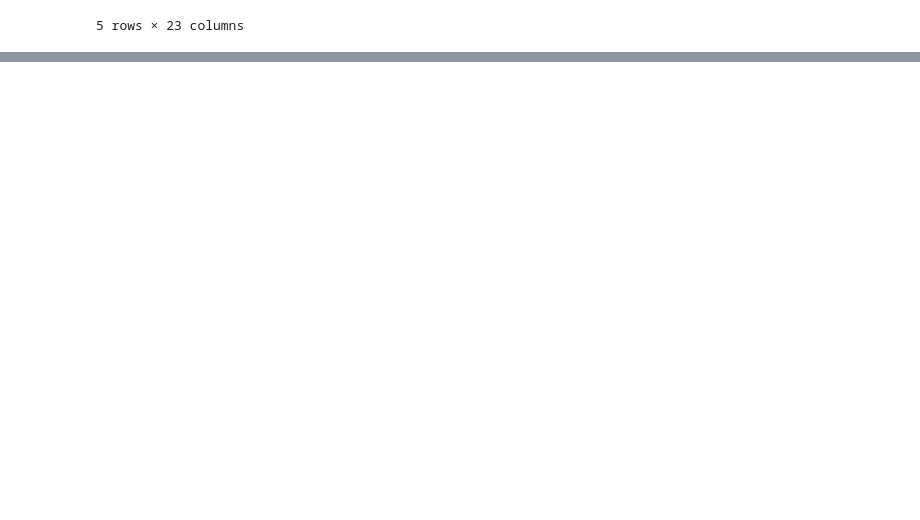
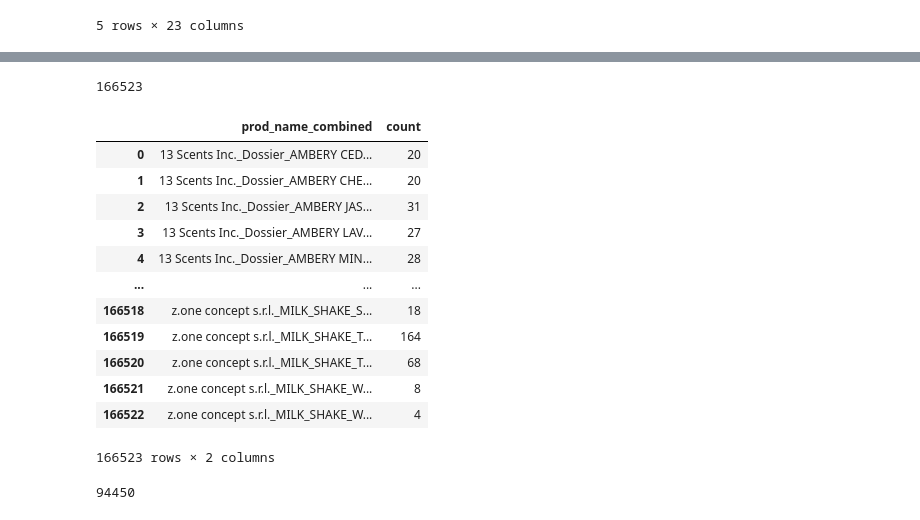
Before and after one commit to meisili/bna-data-duo, a Jupyter notebook: merge_check.ipynb, the cells around one changed output, grey strips where cells are left out. Cells and saved outputs as stored; diff of their text form; code cells hidden in the pictures; blank space fills up the shorter version.

```diff
--- a/merge_check.ipynb
+++ b/merge_check.ipynb
@@ -538,0 +575,2 @@ final_merge.to_csv("final_hazard_merge_2_19.csv")
+# %%
+prod_info["prod_name_combined"] = prod_info["Company"].astype(str)  + '_' + prod_info["Brand"].astype(str)  + '_' + prod_info["Product Name"].astype(str)  + '_' + prod_info["Variant"].astype(str)
@@ -538,0 +586,24 @@ final_merge.to_csv("final_hazard_merge_2_19.csv")
+# %%
+prod_info["prod_name_combined"].nunique()
+# %% [output]
+166523
+# %%
+prod_info.groupby("prod_name_combined").size().rename("count").reset_index()
+# %% [output]
+|  | prod_name_combined | count |
+| 0 | 13 Scents Inc._Dossier_AMBERY CED... | 20 |
+| 1 | 13 Scents Inc._Dossier_AMBERY CHE... | 20 |
+| 2 | 13 Scents Inc._Dossier_AMBERY JAS... | 31 |
+| 3 | 13 Scents Inc._Dossier_AMBERY LAV... | 27 |
+| 4 | 13 Scents Inc._Dossier_AMBERY MIN... | 28 |
+| ... | ... | ... |
+| 166518 | z.one concept s.r.l._MILK_SHAKE_S... | 18 |
+| 166519 | z.one concept s.r.l._MILK_SHAKE_T... | 164 |
+| 166520 | z.one concept s.r.l._MILK_SHAKE_T... | 68 |
+| 166521 | z.one concept s.r.l._MILK_SHAKE_W... | 8 |
+| 166522 | z.one concept s.r.l._MILK_SHAKE_W... | 4 |
+166523 rows × 2 columns
+# %%
+prod_info["Product Name"].nunique()
+# %% [output]
+94450
```
Also changed, not shown: parts of 7 cells of this notebook, 1 other file.
